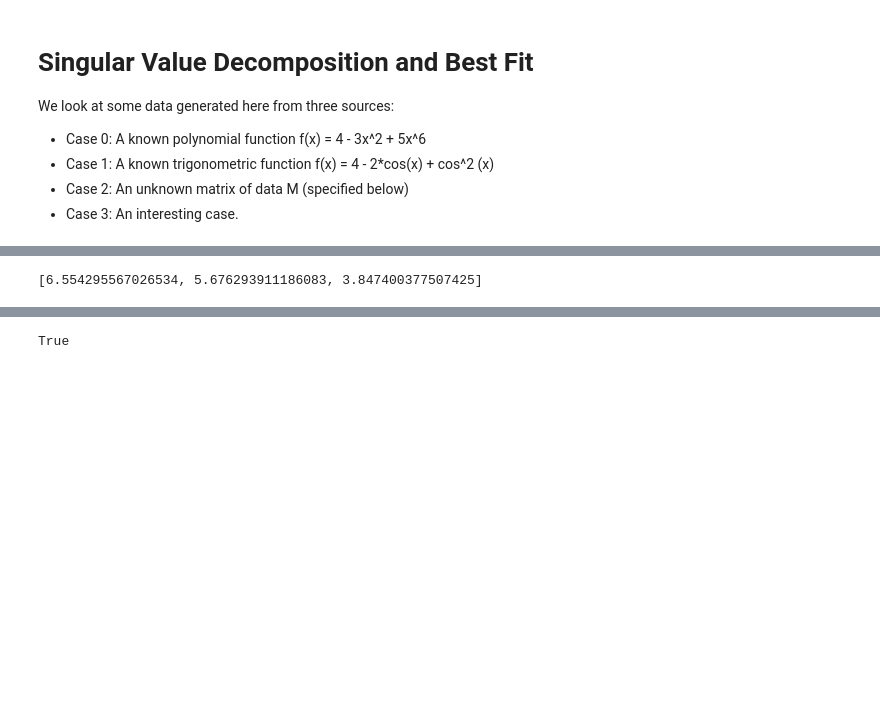
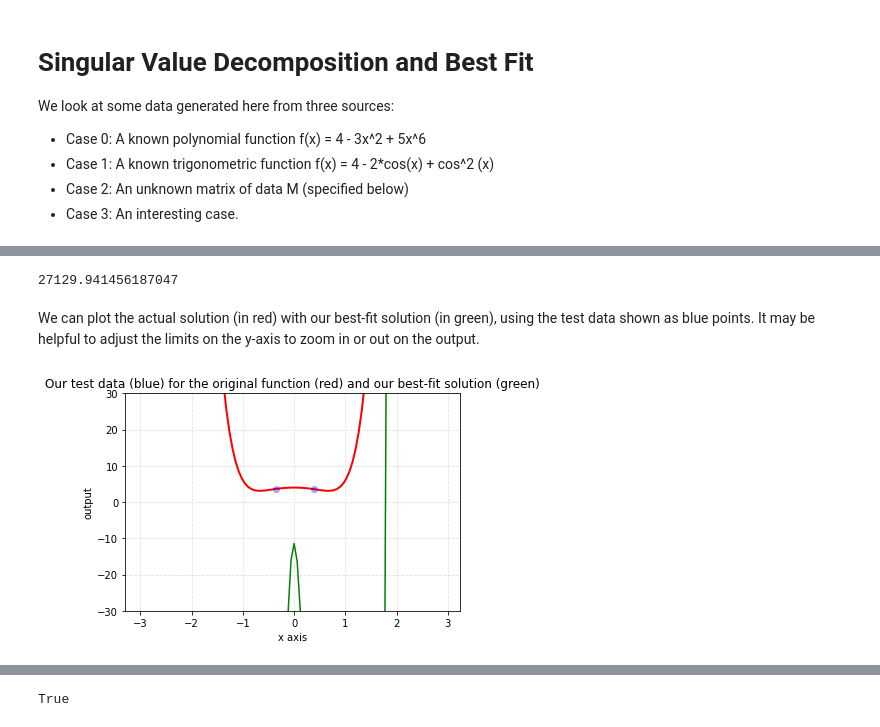
Before and after one commit to awangberg/AdvLinearAlgebra, a Jupyter notebook: Project_4_Case_0_Solving_for_a_known_polynomial_function_using_Singular_Values_or_Best_Fit.ipynb, the cells around one changed output, grey strips where cells are left out. Saved outputs shown, nothing was run; the diff lists cells and outputs as text; code cells hidden in the pictures; blank space fills up the shorter version.

```diff
--- a/Project_4_Case_0_Solving_for_a_known_polynomial_function_using_Singular_Values_or_Best_Fit.ipynb
+++ b/Project_4_Case_0_Solving_for_a_known_polynomial_function_using_Singular_Values_or_Best_Fit.ipynb
@@ -77,0 +81,14 @@ matrix([[3.98080733],
+# %%
+#Create the matrix M from the data in actual_data_x
+M_entries = []
+
+for x in actual_data_x:
+  M_entries.append([1, x, x**2, x**3, x**4, x**5, x**6])
+
+M = []
+M = np.matrix(M_entries)
+
+
+#and create the vector b from the data in actual_data_y:
+b = []
+b = (np.matrix(actual_data_y)).transpose()
@@ -112,8 +181,40 @@ matrix([[  4.01650834],
 # %%
 #  Let's see how close this actually gets us by comparing the original b vector to the result of Mc:
-"b is in the left column, M*c is in the middle column, and the right column gives b - M*c"
-#We make a matrix, whose columns are [  b,  M*c,  b - M*c ]
-#Then, we find the magnitude of these vectors.  If b-M*c is close to zero, we have a really good fit:
-[((b.transpose()*b)[0,0])**0.5,  (((M*c).transpose() * (M*c))[0,0])**0.5,  (((b-M*c).transpose() * (b-M*c))[0,0])**0.5 ]
+error = ((b-M*c).transpose() * (b-M*c))[0,0]
+error**0.5
 # %% [output]
-[6.554295567026534, 5.676293911186083, 3.847400377507425]
+27129.941456187047
+# %% [markdown]
+We can plot the actual solution (in red) with our best-fit solution (in green), using the test data shown as blue points.  It may be helpful to adjust the limits on the y-axis to zoom in or out on the output.
+# %%
+#Show a plot of the solutions using the best-fit method, and the SVD method:
+
+# We'll specify that x is a variable:
+x = sym.symbols('x')
+
+xdata = []
+fdata = []
+#set up our 100 data points on the interval from (-3, 3):
+xdata = np.array(range(100))/(100/6) - 3
+# find the ouput for our function on each data point:
+fdata = 4 - 3*xdata**2 + 5*xdata**6
+
+best_fit = c[0,0] + c[1,0]*xdata + c[2,0]*(xdata**2) + c[3,0]*(xdata**3) + c[4,0]*(xdata**4) + c[5,0]*(xdata**5) + c[6,0]*(xdata**6)
+# Create the actual plot in red, and our datapoints in blue,
+# and the best-fit method in green:
+plt.plot(xdata,fdata, color='red', linewidth=2 ) + plt.plot(actual_data_x, actual_data_y, 'bo', alpha=0.3)+plt.plot(xdata,best_fit, color='green')
+
+#Restrict the output values to this range:
+plt.ylim(-30,30)
+
+# Add a title
+plt.title('Our test data (blue) for the original function (red) and our best-fit solution (green)')
+
+# Add X and y Label
+plt.xlabel('x axis')
+plt.ylabel('output')
+
+# Add a grid
+plt.grid(alpha=.4,linestyle='--')
+# %% [output]
+[figure, added]
```
Also changed, not shown: parts of 29 cells of this notebook.
